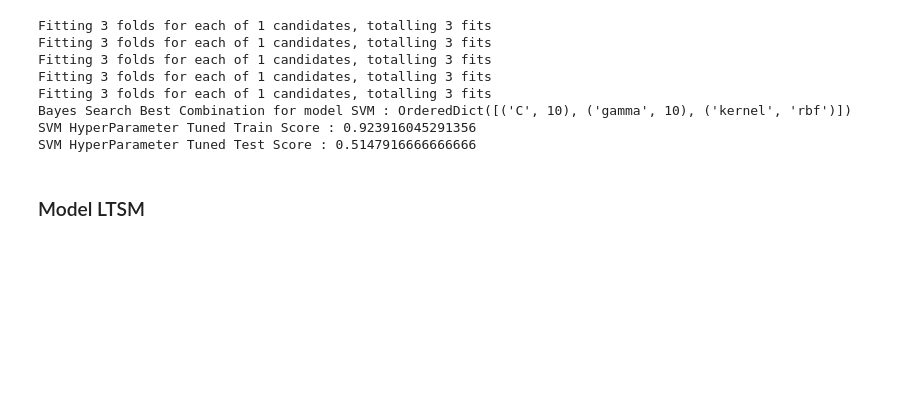
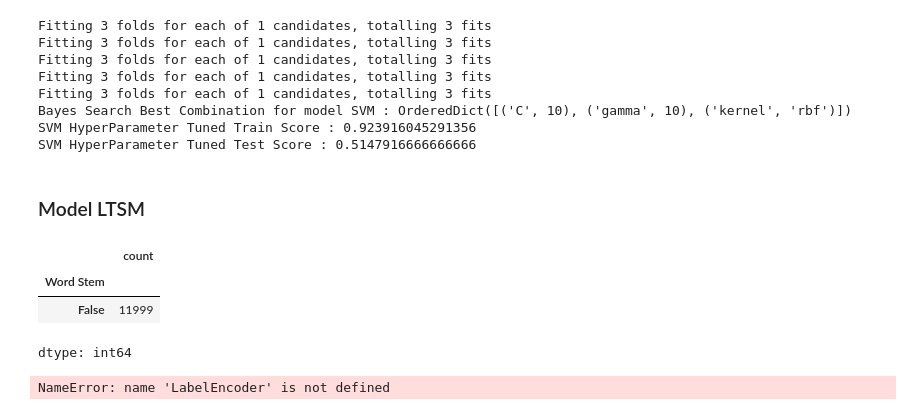
Before and after one commit to haikal-here/gplay_comment_nlp, a Jupyter notebook: coba.ipynb, the cells around one changed output. Saved outputs shown, nothing was run; the diff lists cells and outputs as text; code cells hidden in the pictures; blank space fills up the shorter version.

```diff
--- a/coba.ipynb
+++ b/coba.ipynb
@@ -367,3 +379,22 @@ SVM HyperParameter Tuned Train Score : 0.923916045291356
 SVM HyperParameter Tuned Test Score : 0.5147916666666666
 # %% [markdown]
 ### Model LTSM
+# %%
+data["Word Stem"].isna().value_counts()
+# %% [output]
+|  | count |
+| Word Stem |  |
+| False | 11999 |
+dtype: int64
+# %%
+le = LabelEncoder()
+X = data["Word Stem"]
+y = le.fit_transform(data["Label"])
+y = to_categorical(y)
+
+# Tokenizer, Maksimal
+tokenizer = Tokenizer(num_words=10000, oov_token="<OOV>")
+X = tokenizer.texts_to_sequences(X)
+X.count()
+# %% [output]
+NameError: name 'LabelEncoder' is not defined
```
Also changed, not shown: parts of 6 cells of this notebook.
